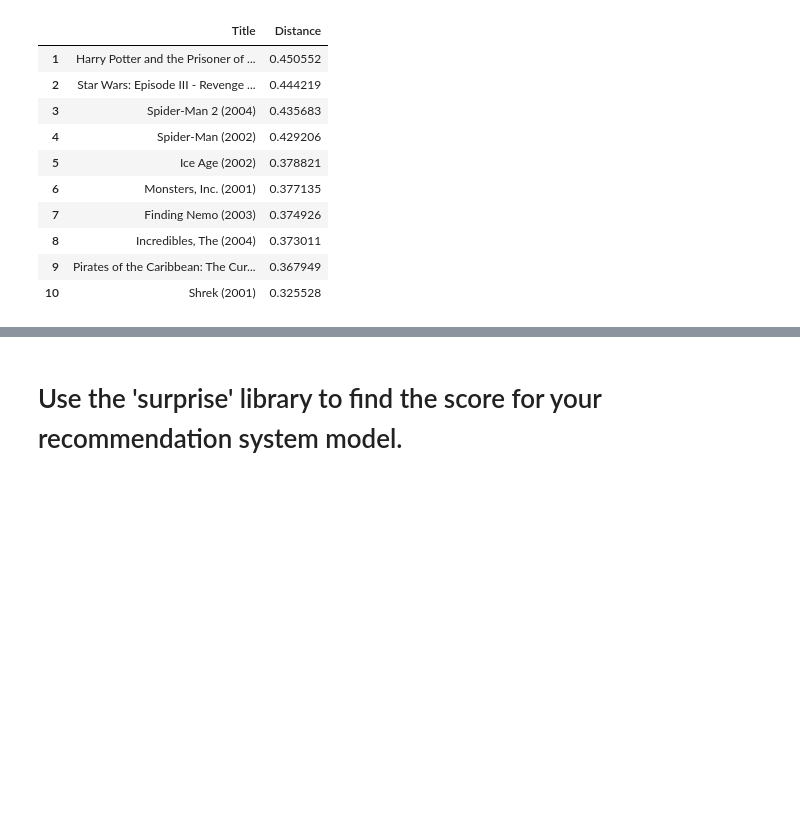
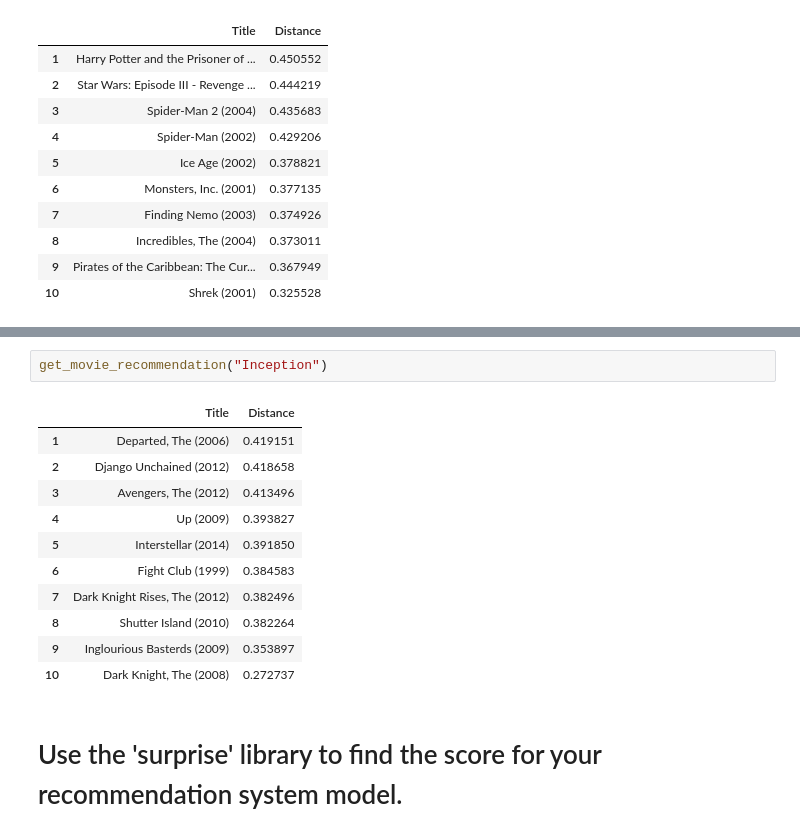
Before and after one commit to asval211/movie_recommendations, a Jupyter notebook: notebooks/alex/movie_recommendation_system.ipynb, the cells around one changed output, grey strips where cells are left out. Cells and saved outputs as stored; diff of their text form; blank space fills up the shorter version.

```diff
--- a/notebooks/alex/movie_recommendation_system.ipynb
+++ b/notebooks/alex/movie_recommendation_system.ipynb
@@ -255,3 +269,17 @@ get_movie_recommendation("Shrek 2")
+# %%
+get_movie_recommendation("Inception")
+# %% [output]
+|  | Title | Distance |
+| 1 | Departed, The (2006) | 0.419151 |
+| 2 | Django Unchained (2012) | 0.418658 |
+| 3 | Avengers, The (2012) | 0.413496 |
+| 4 | Up (2009) | 0.393827 |
+| 5 | Interstellar (2014) | 0.391850 |
+| 6 | Fight Club (1999) | 0.384583 |
+| 7 | Dark Knight Rises, The (2012) | 0.382496 |
+| 8 | Shutter Island (2010) | 0.382264 |
+| 9 | Inglourious Basterds (2009) | 0.353897 |
+| 10 | Dark Knight, The (2008) | 0.272737 |
 # %% [markdown]
 # Use the 'surprise' library to find the score for your recommendation system model.
 # %% [markdown]
```
Also changed, not shown: parts of 8 cells of this notebook, 3 other files.
